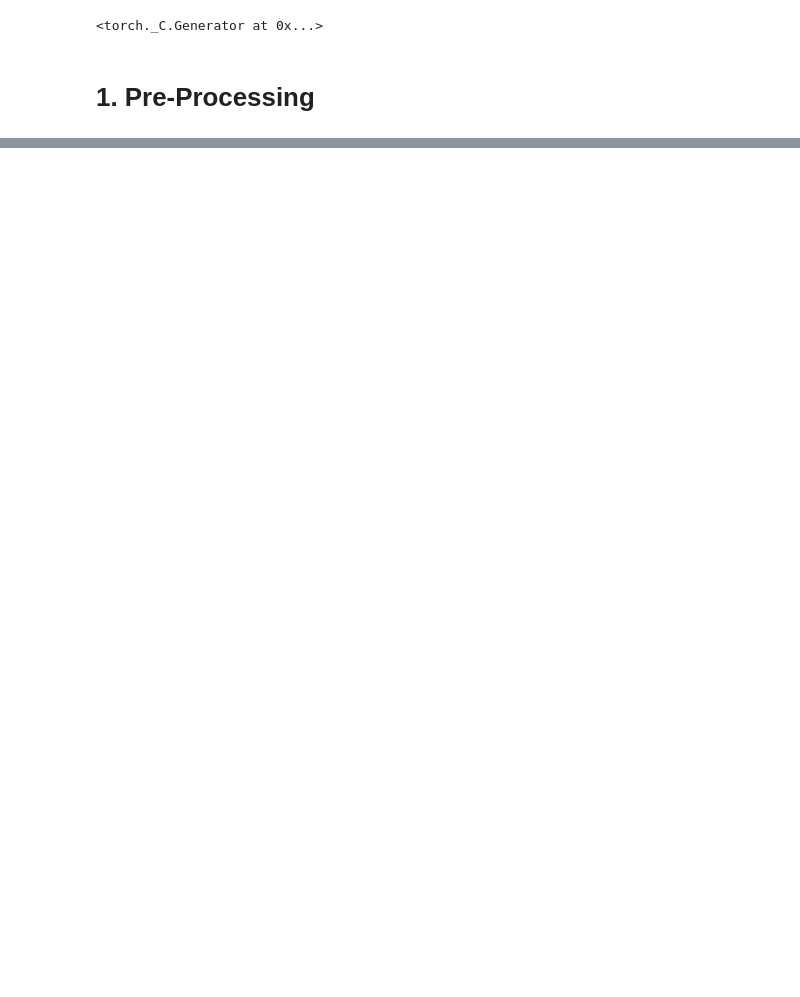
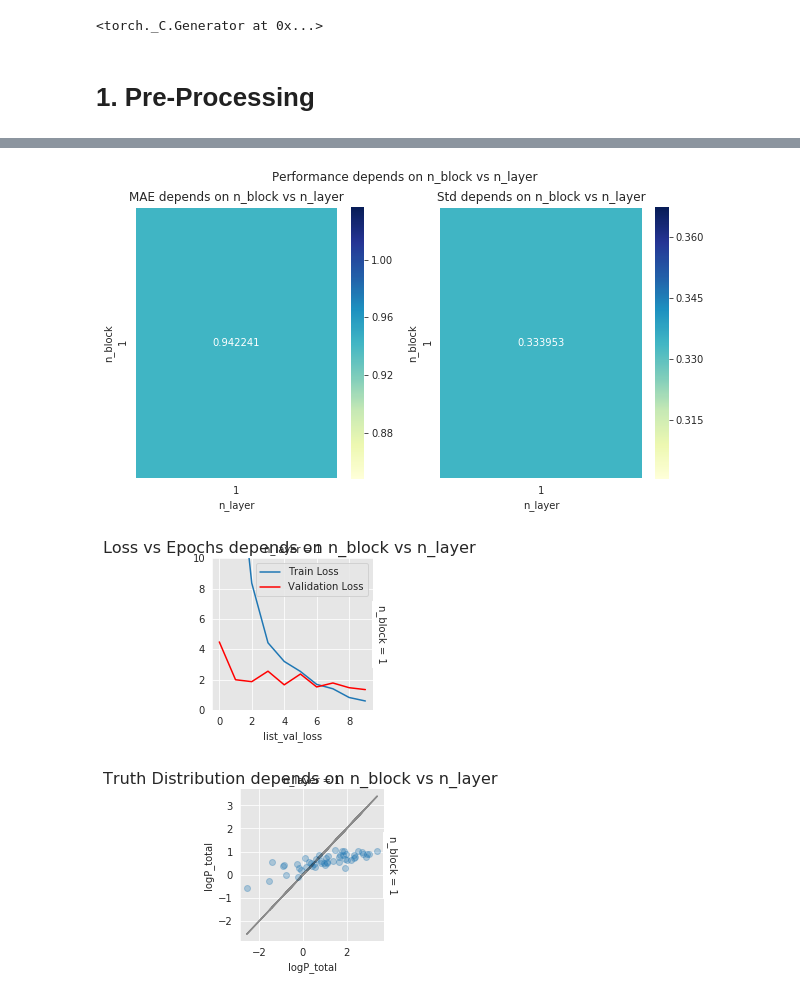
Before and after one commit to SeungsuKim/CH485--AI-and-Chemistry, a Jupyter notebook: Assignments/4. CNN/Untitled.ipynb, the cells around one changed output, grey strips where cells are left out. Cells and saved outputs as stored; diff of their text form; code cells hidden in the pictures; blank space fills up the shorter version.

Commit message:
CNN plot performace need to be corrected to bar plot, number of data should be increased.

```diff
--- a/Assignments/4. CNN/Untitled.ipynb
+++ b/Assignments/4. CNN/Untitled.ipynb
@@ -106,0 +431,14 @@ def partition(list_one_hot, list_logP, args):
+# %%
+def plot_distribution(df_result, var1, var2):
+    def scatter(x, y, **kwargs):
+        plt.scatter(x[0], y[0], alpha=0.3)
+    def identity(x, y, **kwargs):
+        plt.plot(x[0], x[0], alpha=0.4, color='black')
+
+    sns.set_style("darkgrid", {"axes.facecolor": ".9"})
+    g = sns.FacetGrid(df_result, row=var1, col=var2, margin_titles=True)
+    g.map(scatter, 'logP_total', 'pred_logP_total')
+    g.map(identity, 'logP_total', 'logP_total')
+    g.fig.suptitle('Truth Distribution depends on ' + var1 + ' vs ' + var2, size=16)
+    g.fig.subplots_adjust(top=.9)
+    plt.show()
@@ -106,0 +468,24 @@ def partition(list_one_hot, list_logP, args):
+# %%
+list_n_block = [1]
+list_n_layer = [1]
+var1 = "n_block"
+var2 = "n_layer"
+
+dict_result = dict()
+n_iter = len(list_n_block)*len(list_n_layer)*args.epoch*(len(dict_partition['train'])+len(dict_partition['val']))
+bar = tqdm_notebook(total=n_iter, file=sys.stdout, position=0)
+
+for n_block in list_n_block:
+    for n_layer in list_n_layer:
+        args.n_block = n_block
+        args.n_layer = n_layer
+        args.exp_name = var1+':'+str(n_block)+'/'+var2+':'+str(n_layer)
+        print(args.exp_name)
+        result = vars(experiment(dict_partition, device, bar, args))
+        dict_result[args.exp_name] = copy.deepcopy(result)
+
+        torch.cuda.empty_cache()
+bar.close()
+
+df_result = pd.DataFrame(dict_result).transpose()
+df_result.to_json('n_block vs n_layer.JSON', orient='table')
@@ -106,0 +495,10 @@ def partition(list_one_hot, list_logP, args):
+# %%
+df_result = pd.read_json('n_block vs n_layer.JSON', orient='table')
+
+plot_performance(df_result, var1, var2)
+plot_loss(df_result, var1, var2)
+plot_distribution(df_result, var1, var2)
+# %% [output]
+[figure, added]
+[figure, added]
+[figure, added]
```
Also changed, not shown: parts of 46 cells of this notebook, 1 other file.
